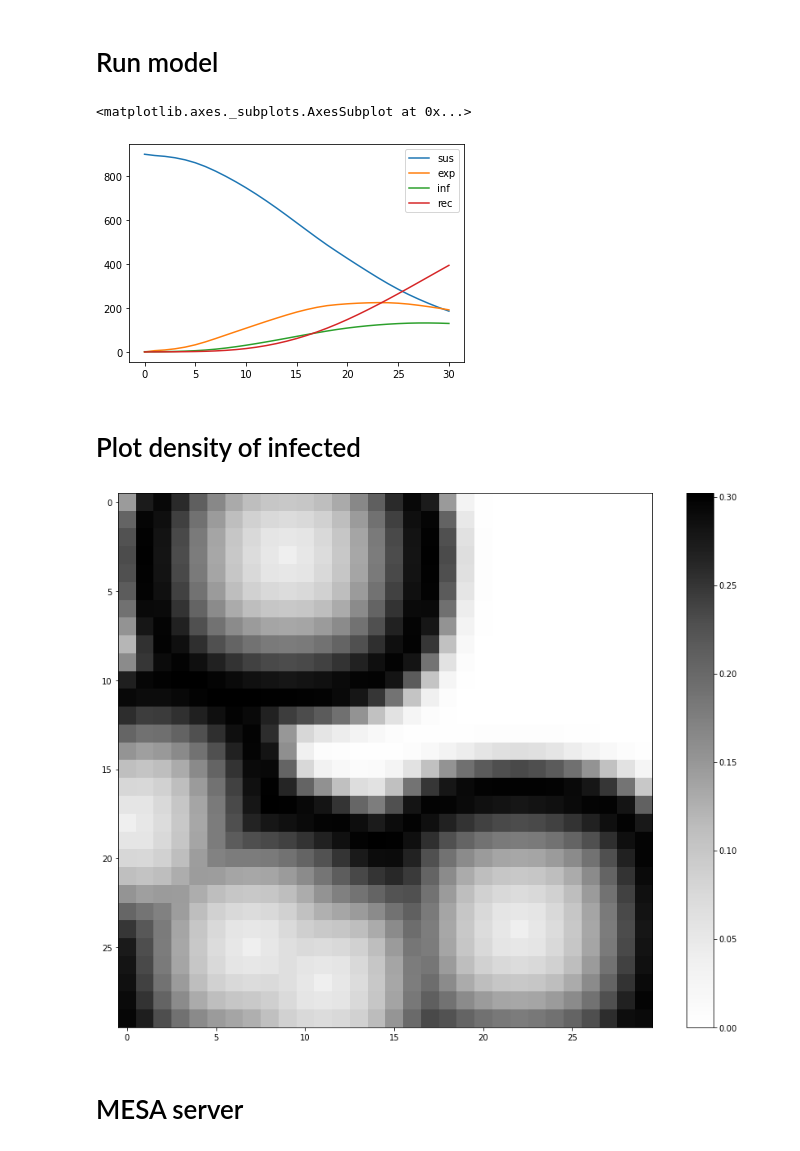
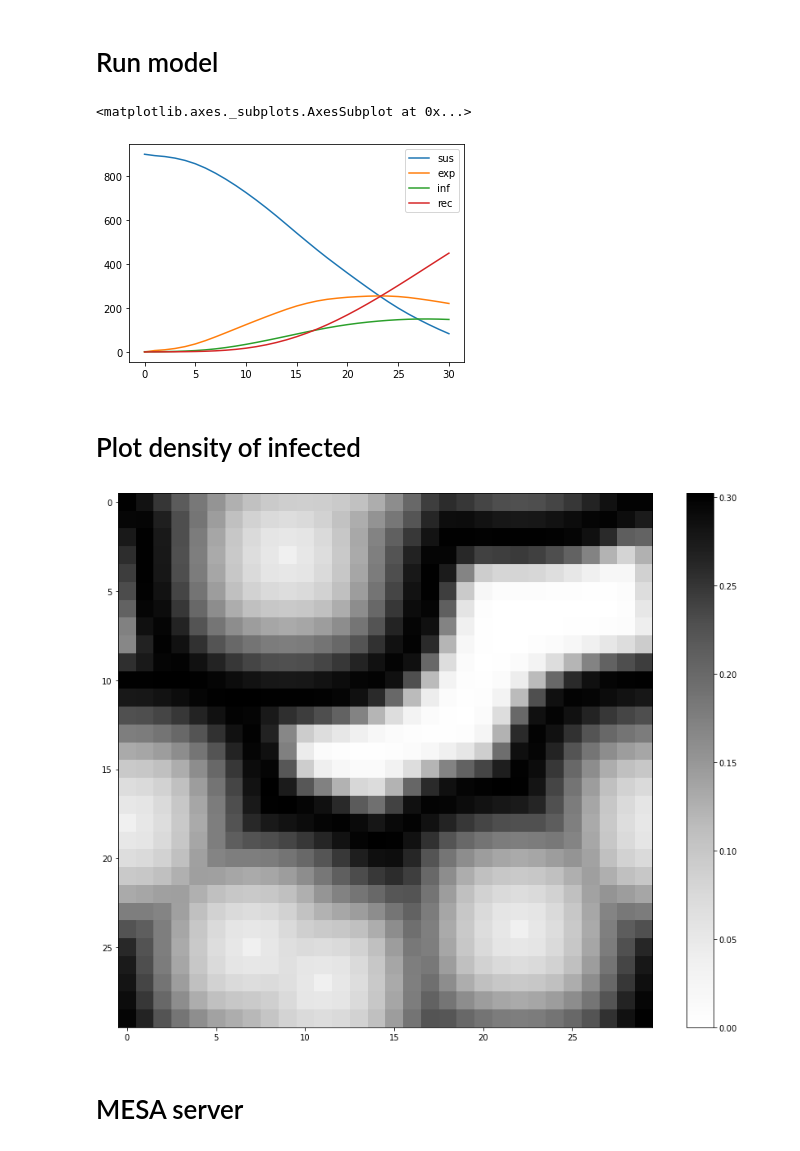
Before and after one commit to zzammuel/CSS, a Jupyter notebook: SEIR.ipynb, the cells around one changed output. Cells and saved outputs as stored; diff of their text form; code cells hidden in the pictures.

```diff
--- a/SEIR.ipynb
+++ b/SEIR.ipynb
@@ -71,7 +71,7 @@ class CellularAutomaton(Model):
         self.t = 0
 
         self.schedule = SimultaneousActivation(self)
-        self.grid = Grid(self.width, self.height, torus=False)
+        self.grid = Grid(self.width, self.height, torus=True)
 
         self.datacollector = DataCollector(
             model_reporters =  {
@@ -160,22 +160,22 @@ class FSM_SEIR(Agent):
 # %%
 model = CellularAutomaton(
         height = 30,
         width = 30,
         mu = 0.001, # Birth rate
         sig = 1/8,   # Rate of delay
         gam = 1/5,   # Rate of recovery
         c = 1/2,     # Connection factor between FSM
         b0 = 1,   # Rate of infection
-        b1 = 0.27     # Amplitude of seasonality of infection
+        b1 = 0.3     # Amplitude of seasonality of infection
                          )
 
 model.run(30)
 
 df = model.datacollector.get_model_vars_dataframe()
 df.plot()
 # %% [output]
 <matplotlib.axes._subplots.AxesSubplot at 0x...>
-[figure, old version]
+[figure, new version]
 # %% [markdown]
 # Plot density of infected
 # %%
@@ -188,7 +188,7 @@ plt.imshow(infected,cmap = 'Greys')
 plt.colorbar()
 plt.show()
 # %% [output]
-[figure, old version]
+[figure, new version]
 # %% [markdown]
 # MESA server
 # %%
```
Also changed, not shown: parts of 1 cell of this notebook.
